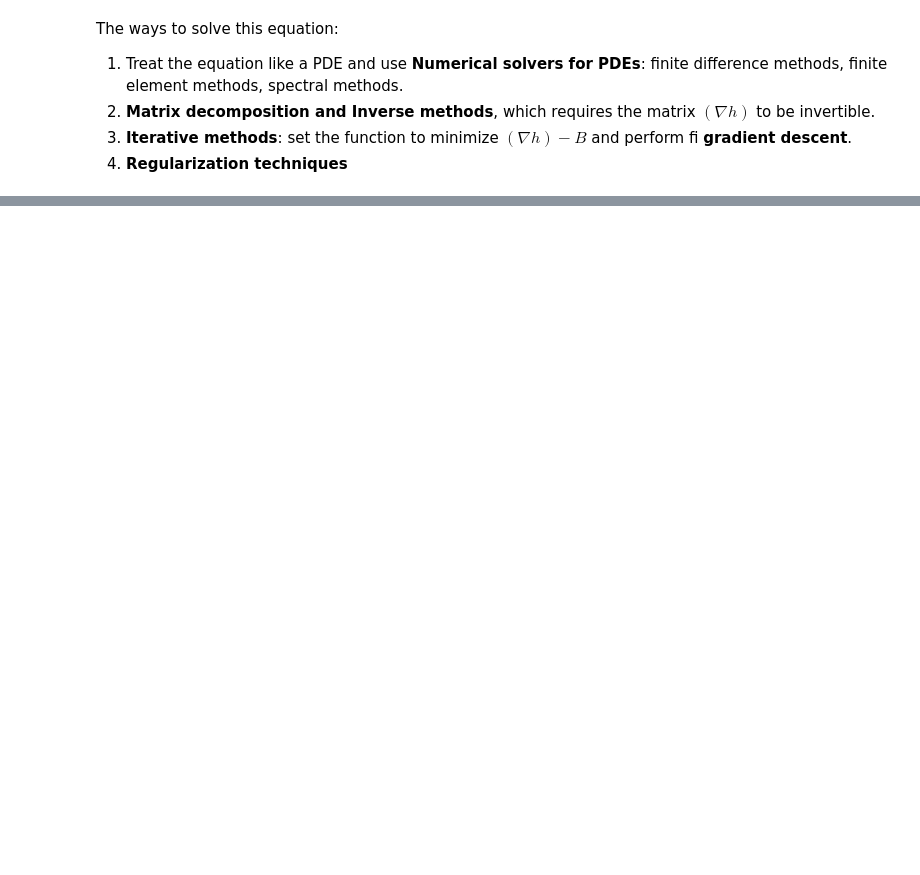
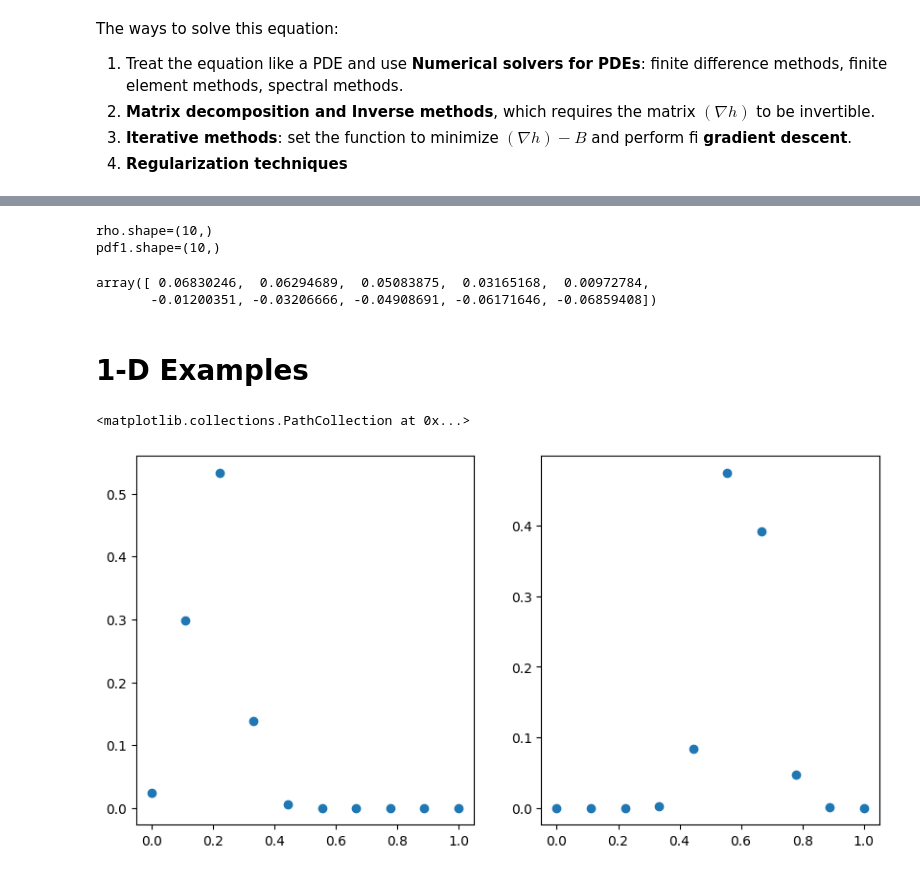
Before and after one commit to aipyth/back_and_forth_ot, a Jupyter notebook: main.ipynb, the cells around one changed output, grey strips where cells are left out. Cells and saved outputs as stored; diff of their text form; code cells hidden in the pictures; blank space fills up the shorter version.

```diff
--- a/main.ipynb
+++ b/main.ipynb
@@ -329,0 +460,17 @@ def back_and_forth(x, y, mu, nu, cost, sigma: float = 0.01, iterations: int = 1_
+# %%
+psi = x.reshape((n, 1)) ** 2
+
+rho = pushforward(
+    pdf2,
+    map_T(psi, c_name, Y, X, axis=1, C=c.T),
+)
+print(f"{rho.shape=}")
+print(f"{pdf1.shape=}")
+
+g = gradient(pdf1, rho, x)
+g
+# %% [output]
+rho.shape=(10,)
+pdf1.shape=(10,)
+array([ 0.06830246,  0.06294689,  0.05083875,  0.03165168,  0.00972784,
+       -0.01200351, -0.03206666, -0.04908691, -0.06171646, -0.06859408])
@@ -329,0 +562,2 @@ def back_and_forth(x, y, mu, nu, cost, sigma: float = 0.01, iterations: int = 1_
+# %% [markdown]
+# 1-D Examples
@@ -329,0 +573,21 @@ def back_and_forth(x, y, mu, nu, cost, sigma: float = 0.01, iterations: int = 1_
+# %%
+n = 10
+# n = 100 + 1   # Number of points
+std = 0.08
+range_min = 0
+range_max = 1
+
+x = np.linspace(range_min, range_max, n)
+y = np.linspace(range_min, range_max, n)
+X, Y = np.meshgrid(x, y, indexing='ij')
+
+grid1, pdf1 = generate_gaussian_distribution(n, 0.2, std, range_min, range_max)
+grid2, pdf2 = generate_gaussian_distribution(n, 0.6, std, range_min, range_max)
+
+fig, axs = plt.subplots(1, 2, figsize=(10,5))
+axs[0].scatter(grid1, pdf1)
+axs[1].scatter(grid2, pdf2)
+# fig.show()
+# %% [output]
+<matplotlib.collections.PathCollection at 0x...>
+[figure, added]
```
Also changed, not shown: parts of 32 cells of this notebook.
